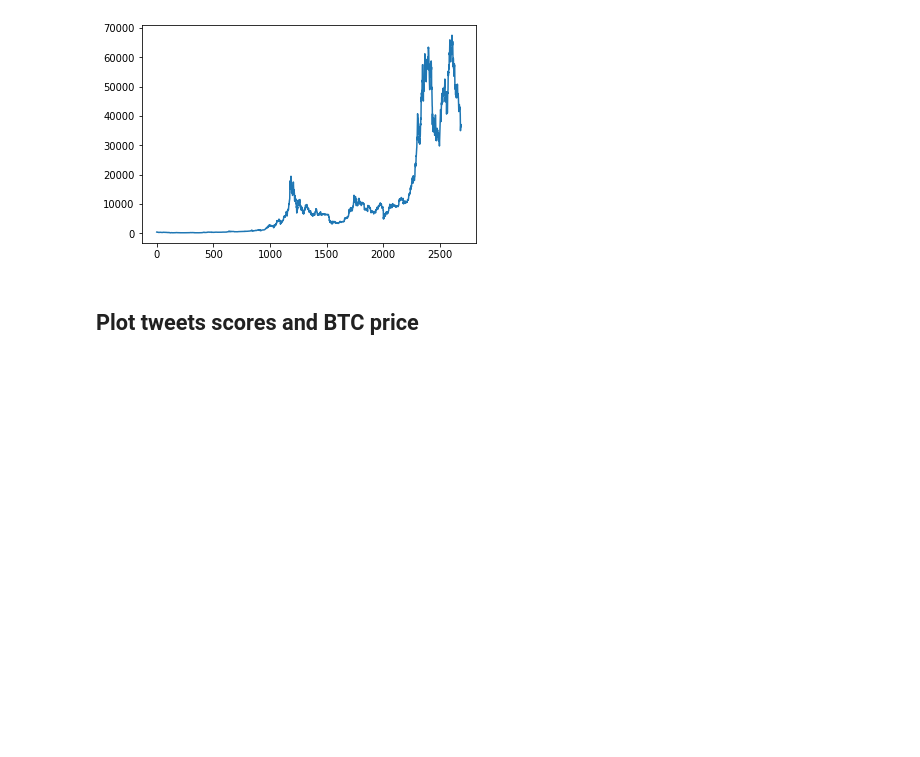
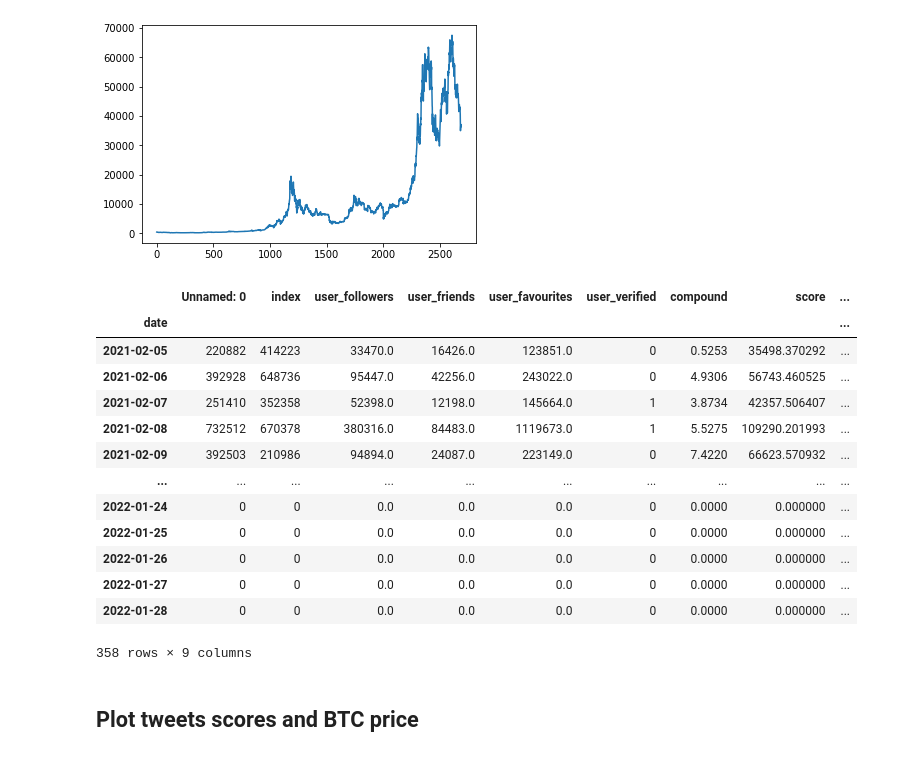
Before and after one commit to hugopobil/tfm_hugopobil, a Jupyter notebook: scratches/bitcoin_price_analysis_kaggle/03_bitcoint_price.ipynb, the cells around one changed output. Cells and saved outputs as stored; diff of their text form; code cells hidden in the pictures; blank space fills up the shorter version.

```diff
--- a/scratches/bitcoin_price_analysis_kaggle/03_bitcoint_price.ipynb
+++ b/scratches/bitcoin_price_analysis_kaggle/03_bitcoint_price.ipynb
@@ -32,7 +32,24 @@ tweets = tweets.drop_duplicates()
 tweets['date'] = pd.to_datetime(tweets['date'])
 tweets.index = tweets['date']
 # %%
-tweets_grouped = tweets.resample('1D').sum()
+tweets_grouped = tweets.resample('1h').sum() # Change frequency to days or hours
+# %%
+tweets_grouped
+# %% [output]
+|  | Unnamed: 0 | index | user_followers | user_friends | user_favourites | user_verified | compound | score | ... |
+| date |  |  |  |  |  |  |  |  | ... |
+| 2021-02-05 | 220882 | 414223 | 33470.0 | 16426.0 | 123851.0 | 0 | 0.5253 | 35498.370292 | ... |
+| 2021-02-06 | 392928 | 648736 | 95447.0 | 42256.0 | 243022.0 | 0 | 4.9306 | 56743.460525 | ... |
+| 2021-02-07 | 251410 | 352358 | 52398.0 | 12198.0 | 145664.0 | 1 | 3.8734 | 42357.506407 | ... |
+| 2021-02-08 | 732512 | 670378 | 380316.0 | 84483.0 | 1119673.0 | 1 | 5.5275 | 109290.201993 | ... |
+| 2021-02-09 | 392503 | 210986 | 94894.0 | 24087.0 | 223149.0 | 0 | 7.4220 | 66623.570932 | ... |
+| ... | ... | ... | ... | ... | ... | ... | ... | ... | ... |
+| 2022-01-24 | 0 | 0 | 0.0 | 0.0 | 0.0 | 0 | 0.0000 | 0.000000 | ... |
+| 2022-01-25 | 0 | 0 | 0.0 | 0.0 | 0.0 | 0 | 0.0000 | 0.000000 | ... |
+| 2022-01-26 | 0 | 0 | 0.0 | 0.0 | 0.0 | 0 | 0.0000 | 0.000000 | ... |
+| 2022-01-27 | 0 | 0 | 0.0 | 0.0 | 0.0 | 0 | 0.0000 | 0.000000 | ... |
+| 2022-01-28 | 0 | 0 | 0.0 | 0.0 | 0.0 | 0 | 0.0000 | 0.000000 | ... |
+358 rows × 9 columns
 # %%
 btc_usd = btc.copy()
 btc_usd['Date'] = pd.to_datetime(btc_usd['Date'], unit='s')
```
Also changed, not shown: 5 other files.
